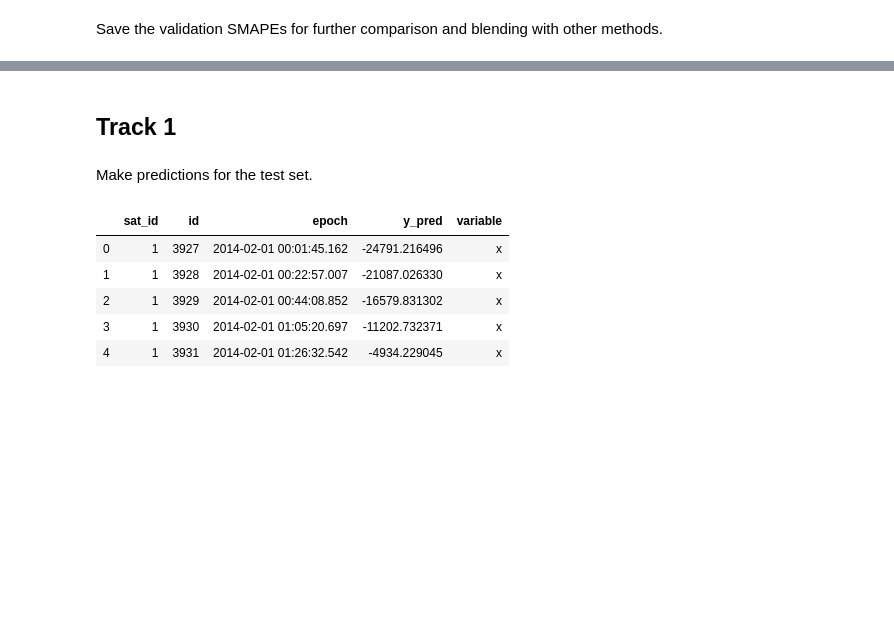
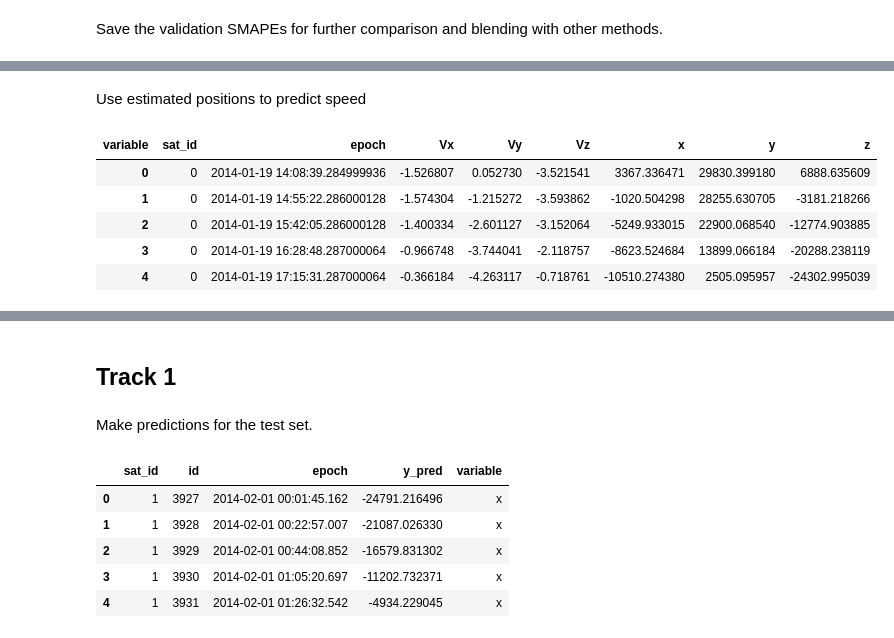
Before and after one commit to MaxHalford/idao-2020-qualifier, a Jupyter notebook: auto-regression.ipynb, the cells around one changed output, grey strips where cells are left out. Saved outputs shown, nothing was run; the diff lists cells and outputs as text; code cells hidden in the pictures; blank space fills up the shorter version.

```diff
--- a/auto-regression.ipynb
+++ b/auto-regression.ipynb
@@ -187,0 +188,13 @@ sat_id,variable,smape
+# %% [markdown]
+Use estimated positions to predict speed
+# %%
+truth_val = preds.groupby('sat_id').apply(lambda g: g.pivot_table(index=['epoch'], columns='variable', values='y_true')).reset_index()
+preds = preds.groupby('sat_id').apply(lambda g: g.pivot_table(index=['epoch'], columns='variable', values='y_pred')).reset_index()
+preds.head()
+# %% [output]
+| variable | sat_id | epoch | Vx | Vy | Vz | x | y | z |
+| 0 | 0 | 2014-01-19 14:08:39.284999936 | -1.526807 | 0.052730 | -3.521541 | 3367.336471 | 29830.399180 | 6888.635609 |
+| 1 | 0 | 2014-01-19 14:55:22.286000128 | -1.574304 | -1.215272 | -3.593862 | -1020.504298 | 28255.630705 | -3181.218266 |
+| 2 | 0 | 2014-01-19 15:42:05.286000128 | -1.400334 | -2.601127 | -3.152064 | -5249.933015 | 22900.068540 | -12774.903885 |
+| 3 | 0 | 2014-01-19 16:28:48.287000064 | -0.966748 | -3.744041 | -2.118757 | -8623.524684 | 13899.066184 | -20288.238119 |
+| 4 | 0 | 2014-01-19 17:15:31.287000064 | -0.366184 | -4.263117 | -0.718761 | -10510.274380 | 2505.095957 | -24302.995039 |
```
Also changed, not shown: parts of 12 cells of this notebook, 1 other file.
